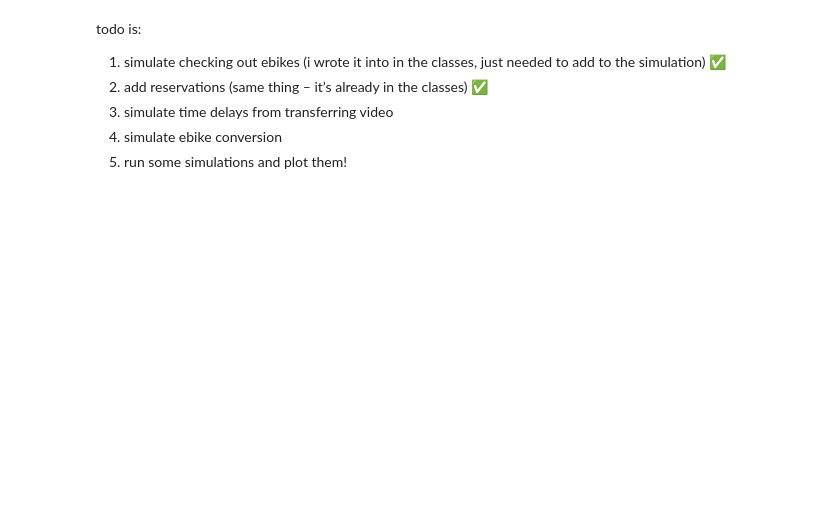
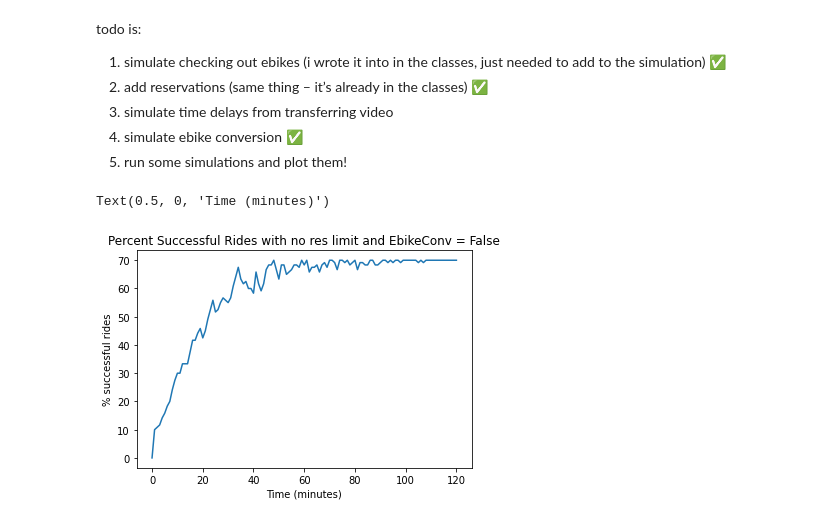
Before and after one commit to matthewcaren/bikeshare-sim, a Jupyter notebook: sim-sandbox.ipynb, the cells around one changed output. Saved outputs shown, nothing was run; the diff lists cells and outputs as text; code cells hidden in the pictures; blank space fills up the shorter version.

```diff
--- a/sim-sandbox.ipynb
+++ b/sim-sandbox.ipynb
@@ -8,6 +8,6 @@ todo is:
 1. simulate checking out ebikes (i wrote it into in the classes, just needed to add to the simulation) ✅
 2. add reservations (same thing – it’s already in the classes)  ✅
 3. simulate time delays from transferring video
-4. simulate ebike conversion
+4. simulate ebike conversion ✅
 5. run some simulations and plot them!
 # %%
@@ -133,0 +130,8 @@ rides, checkout_fails, dock_fails, reserve_fails, ebike_conversions = run_simula
+# %%
+plt.plot(rides, label="Sucessful rides with res limit of 0 and e bike conversion False")
+plt.title("Percent Successful Rides with no res limit and EbikeConv = False")
+plt.ylabel("% successful rides")
+plt.xlabel("Time (minutes)")
+# %% [output]
+Text(0.5, 0, 'Time (minutes)')
+[figure, added]
```
Also changed, not shown: parts of 4 cells of this notebook.
